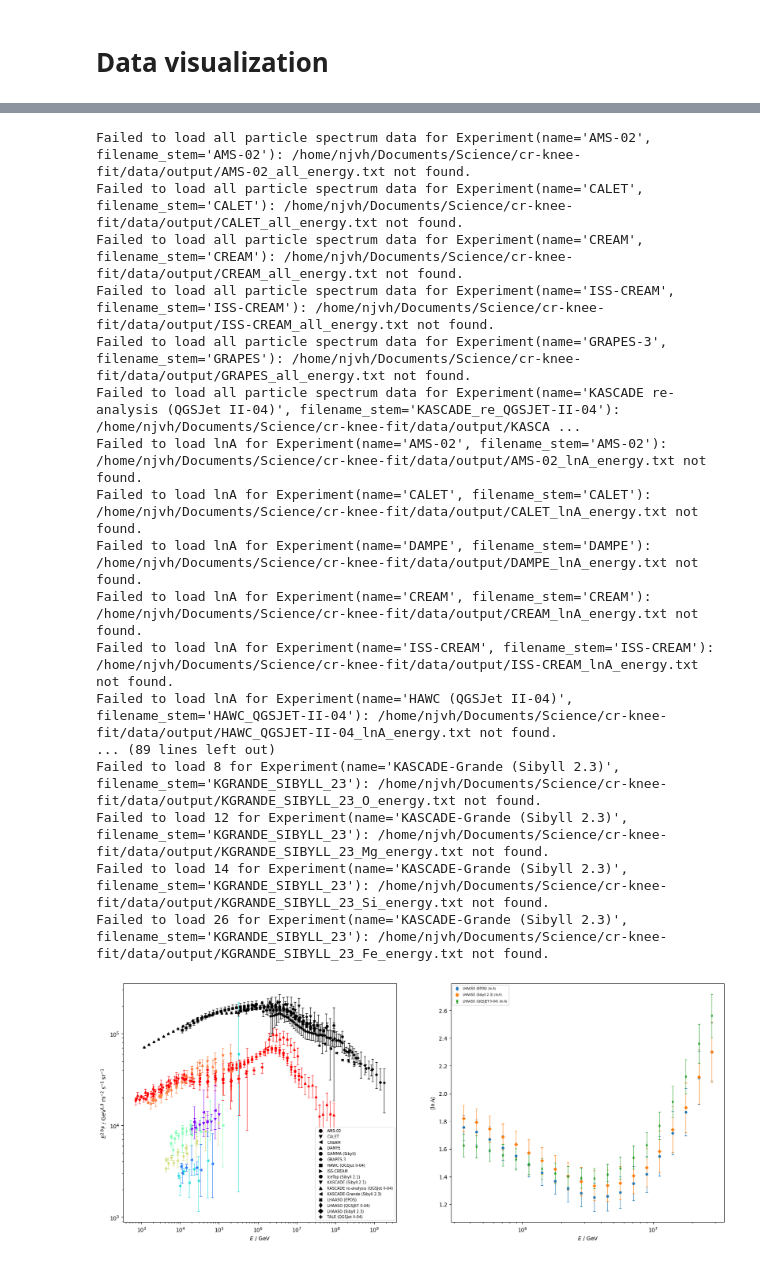
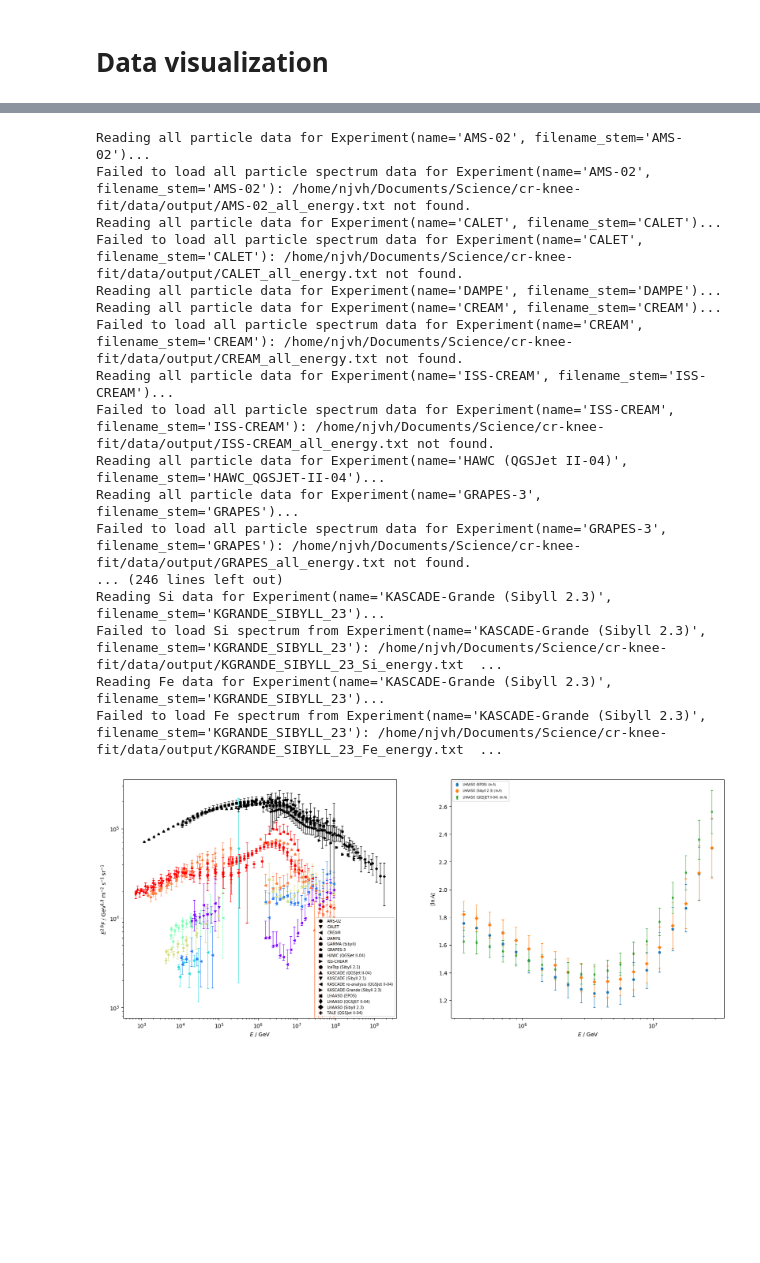
Before and after one commit to nj-vs-vh/EVA, a Jupyter notebook: data.ipynb, the cells around one changed output, grey strips where cells are left out. Drawn from its saved outputs; the diff is of its cells as text; code cells hidden in the pictures; blank space fills up the shorter version.

Commit message:
now i start writing and stop messing around with the data!

```diff
--- a/data.ipynb
+++ b/data.ipynb
@@ -4,3 +4,13 @@
 from cr_knee_fit import experiments
 from cr_knee_fit.elements import Element
 from cr_knee_fit.fit_data import Data, DataConfig
+# %%
+Data.load(
+    config=DataConfig(
+        experiments_elements=[experiments.kascade_qgsjet],
+        experiments_all_particle=[],
+        experiments_lnA=[],
+        elements=[Element.He],
+    ),
+    verbose=True,
+)
@@ -7,30 +34,30 @@ from cr_knee_fit.fit_data import Data, DataConfig
 # %%
 ALL = experiments.DIRECT + experiments.INDIRECT
 elements_conf = DataConfig(
     experiments_elements=ALL,
     experiments_all_particle=ALL,
     experiments_lnA=ALL,
     elements=Element.regular(),
 )
 
-d = Data.load(elements_conf)
+d = Data.load(elements_conf, verbose=True)
 d.plot(scale=2.8);
 # %% [output]
+Reading all particle data for Experiment(name='AMS-02', filename_stem='AMS-02')...
 Failed to load all particle spectrum data for Experiment(name='AMS-02', filename_stem='AMS-02'): /home/njvh/Documents/Science/cr-knee-fit/data/output/AMS-02_all_energy.txt not found.
+Reading all particle data for Experiment(name='CALET', filename_stem='CALET')...
 Failed to load all particle spectrum data for Experiment(name='CALET', filename_stem='CALET'): /home/njvh/Documents/Science/cr-knee-fit/data/output/CALET_all_energy.txt not found.
+Reading all particle data for Experiment(name='DAMPE', filename_stem='DAMPE')...
+Reading all particle data for Experiment(name='CREAM', filename_stem='CREAM')...
 Failed to load all particle spectrum data for Experiment(name='CREAM', filename_stem='CREAM'): /home/njvh/Documents/Science/cr-knee-fit/data/output/CREAM_all_energy.txt not found.
+Reading all particle data for Experiment(name='ISS-CREAM', filename_stem='ISS-CREAM')...
 Failed to load all particle spectrum data for Experiment(name='ISS-CREAM', filename_stem='ISS-CREAM'): /home/njvh/Documents/Science/cr-knee-fit/data/output/ISS-CREAM_all_energy.txt not found.
+Reading all particle data for Experiment(name='HAWC (QGSJet II-04)', filename_stem='HAWC_QGSJET-II-04')...
+Reading all particle data for Experiment(name='GRAPES-3', filename_stem='GRAPES')...
 Failed to load all particle spectrum data for Experiment(name='GRAPES-3', filename_stem='GRAPES'): /home/njvh/Documents/Science/cr-knee-fit/data/output/GRAPES_all_energy.txt not found.
-Failed to load all particle spectrum data for Experiment(name='KASCADE re-analysis (QGSJet II-04)', filename_stem='KASCADE_re_QGSJET-II-04'): /home/njvh/Documents/Science/cr-knee-fit/data/output/KASCA ...
-Failed to load lnA for Experiment(name='AMS-02', filename_stem='AMS-02'): /home/njvh/Documents/Science/cr-knee-fit/data/output/AMS-02_lnA_energy.txt not found.
-Failed to load lnA for Experiment(name='CALET', filename_stem='CALET'): /home/njvh/Documents/Science/cr-knee-fit/data/output/CALET_lnA_energy.txt not found.
-Failed to load lnA for Experiment(name='DAMPE', filename_stem='DAMPE'): /home/njvh/Documents/Science/cr-knee-fit/data/output/DAMPE_lnA_energy.txt not found.
-Failed to load lnA for Experiment(name='CREAM', filename_stem='CREAM'): /home/njvh/Documents/Science/cr-knee-fit/data/output/CREAM_lnA_energy.txt not found.
-Failed to load lnA for Experiment(name='ISS-CREAM', filename_stem='ISS-CREAM'): /home/njvh/Documents/Science/cr-knee-fit/data/output/ISS-CREAM_lnA_energy.txt not found.
-Failed to load lnA for Experiment(name='HAWC (QGSJet II-04)', filename_stem='HAWC_QGSJET-II-04'): /home/njvh/Documents/Science/cr-knee-fit/data/output/HAWC_QGSJET-II-04_lnA_energy.txt not found.
-... (89 lines left out)
-Failed to load 8 for Experiment(name='KASCADE-Grande (Sibyll 2.3)', filename_stem='KGRANDE_SIBYLL_23'): /home/njvh/Documents/Science/cr-knee-fit/data/output/KGRANDE_SIBYLL_23_O_energy.txt not found.
-Failed to load 12 for Experiment(name='KASCADE-Grande (Sibyll 2.3)', filename_stem='KGRANDE_SIBYLL_23'): /home/njvh/Documents/Science/cr-knee-fit/data/output/KGRANDE_SIBYLL_23_Mg_energy.txt not found.
-Failed to load 14 for Experiment(name='KASCADE-Grande (Sibyll 2.3)', filename_stem='KGRANDE_SIBYLL_23'): /home/njvh/Documents/Science/cr-knee-fit/data/output/KGRANDE_SIBYLL_23_Si_energy.txt not found.
-Failed to load 26 for Experiment(name='KASCADE-Grande (Sibyll 2.3)', filename_stem='KGRANDE_SIBYLL_23'): /home/njvh/Documents/Science/cr-knee-fit/data/output/KGRANDE_SIBYLL_23_Fe_energy.txt not found.
+... (246 lines left out)
+Reading Si data for Experiment(name='KASCADE-Grande (Sibyll 2.3)', filename_stem='KGRANDE_SIBYLL_23')...
+Failed to load Si spectrum from Experiment(name='KASCADE-Grande (Sibyll 2.3)', filename_stem='KGRANDE_SIBYLL_23'): /home/njvh/Documents/Science/cr-knee-fit/data/output/KGRANDE_SIBYLL_23_Si_energy.txt  ...
+Reading Fe data for Experiment(name='KASCADE-Grande (Sibyll 2.3)', filename_stem='KGRANDE_SIBYLL_23')...
+Failed to load Fe spectrum from Experiment(name='KASCADE-Grande (Sibyll 2.3)', filename_stem='KGRANDE_SIBYLL_23'): /home/njvh/Documents/Science/cr-knee-fit/data/output/KGRANDE_SIBYLL_23_Fe_energy.txt  ...
-[figure, old version]
+[figure, new version]
```
Also changed, not shown: parts of 1 cell of this notebook, 14 other files.
